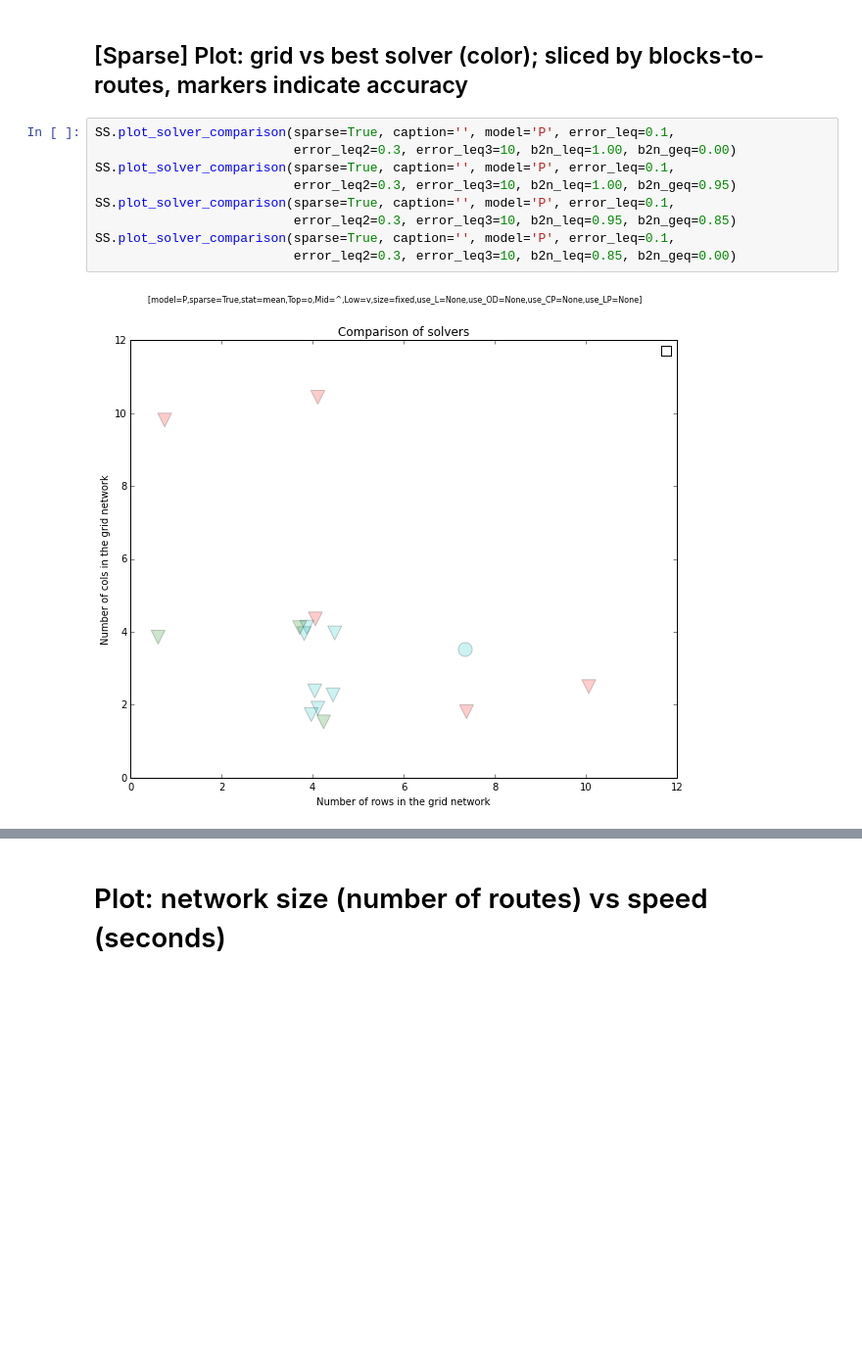
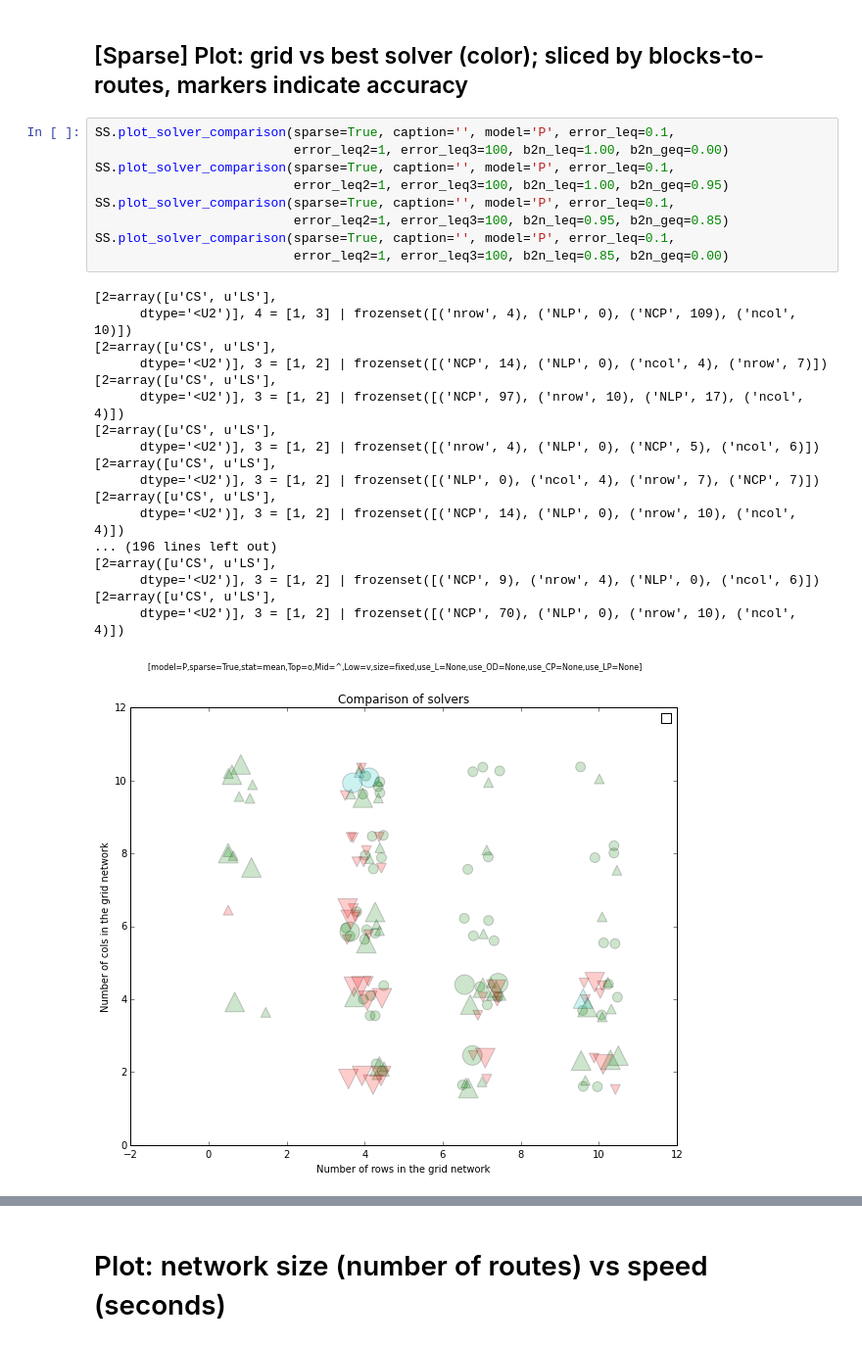
Before and after one commit to cathywu/traffic-estimation-comparison, a Jupyter notebook: ScenarioSpace Plots.ipynb, the cells around one changed output, grey strips where cells are left out. Shown at 98% size. Drawn from its saved outputs; the diff is of its cells as text; blank space fills up the shorter version.

```diff
--- a/ScenarioSpace Plots.ipynb
+++ b/ScenarioSpace Plots.ipynb
@@ -30,12 +96,29 @@ LSQR: b, LS: g, CS: r, BI: c
 ## [Sparse] Plot: grid vs best solver (color); sliced by blocks-to-routes, markers indicate accuracy
 # %%
 SS.plot_solver_comparison(sparse=True, caption='', model='P', error_leq=0.1,
-                          error_leq2=0.3, error_leq3=10, b2n_leq=1.00, b2n_geq=0.00)
+                          error_leq2=1, error_leq3=100, b2n_leq=1.00, b2n_geq=0.00)
 SS.plot_solver_comparison(sparse=True, caption='', model='P', error_leq=0.1,
-                          error_leq2=0.3, error_leq3=10, b2n_leq=1.00, b2n_geq=0.95)
+                          error_leq2=1, error_leq3=100, b2n_leq=1.00, b2n_geq=0.95)
 SS.plot_solver_comparison(sparse=True, caption='', model='P', error_leq=0.1,
-                          error_leq2=0.3, error_leq3=10, b2n_leq=0.95, b2n_geq=0.85)
+                          error_leq2=1, error_leq3=100, b2n_leq=0.95, b2n_geq=0.85)
 SS.plot_solver_comparison(sparse=True, caption='', model='P', error_leq=0.1,
-                          error_leq2=0.3, error_leq3=10, b2n_leq=0.85, b2n_geq=0.00)
+                          error_leq2=1, error_leq3=100, b2n_leq=0.85, b2n_geq=0.00)
 # %% [output]
+[2=array([u'CS', u'LS'],
+      dtype='<U2')], 4 = [1, 3] | frozenset([('nrow', 4), ('NLP', 0), ('NCP', 109), ('ncol', 10)])
+[2=array([u'CS', u'LS'],
+      dtype='<U2')], 3 = [1, 2] | frozenset([('NCP', 14), ('NLP', 0), ('ncol', 4), ('nrow', 7)])
+[2=array([u'CS', u'LS'],
+      dtype='<U2')], 3 = [1, 2] | frozenset([('NCP', 97), ('nrow', 10), ('NLP', 17), ('ncol', 4)])
+[2=array([u'CS', u'LS'],
+      dtype='<U2')], 3 = [1, 2] | frozenset([('nrow', 4), ('NLP', 0), ('NCP', 5), ('ncol', 6)])
+[2=array([u'CS', u'LS'],
+      dtype='<U2')], 3 = [1, 2] | frozenset([('NLP', 0), ('ncol', 4), ('nrow', 7), ('NCP', 7)])
+[2=array([u'CS', u'LS'],
+      dtype='<U2')], 3 = [1, 2] | frozenset([('NCP', 14), ('NLP', 0), ('nrow', 10), ('ncol', 4)])
+... (196 lines left out)
+[2=array([u'CS', u'LS'],
+      dtype='<U2')], 3 = [1, 2] | frozenset([('NCP', 9), ('nrow', 4), ('NLP', 0), ('ncol', 6)])
+[2=array([u'CS', u'LS'],
+      dtype='<U2')], 3 = [1, 2] | frozenset([('NCP', 70), ('NLP', 0), ('nrow', 10), ('ncol', 4)])
-[figure, old version]
+[figure, new version]
```
Also changed, not shown: parts of 5 cells of this notebook, 1 other file.
